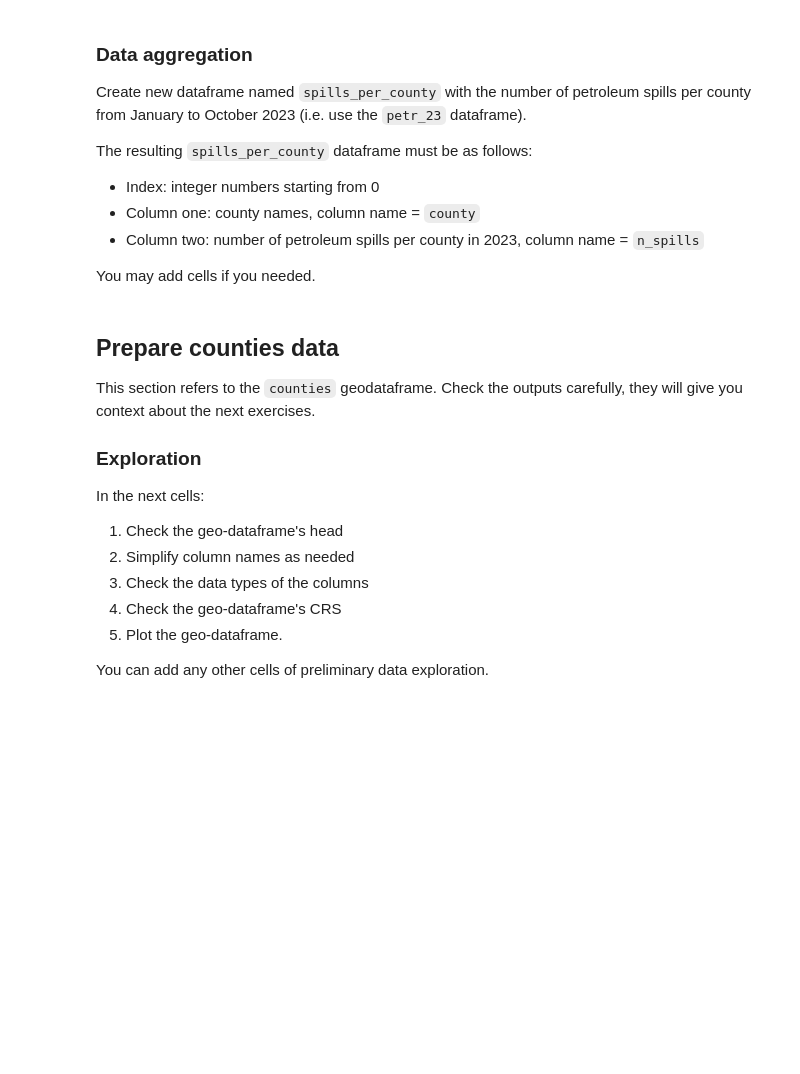
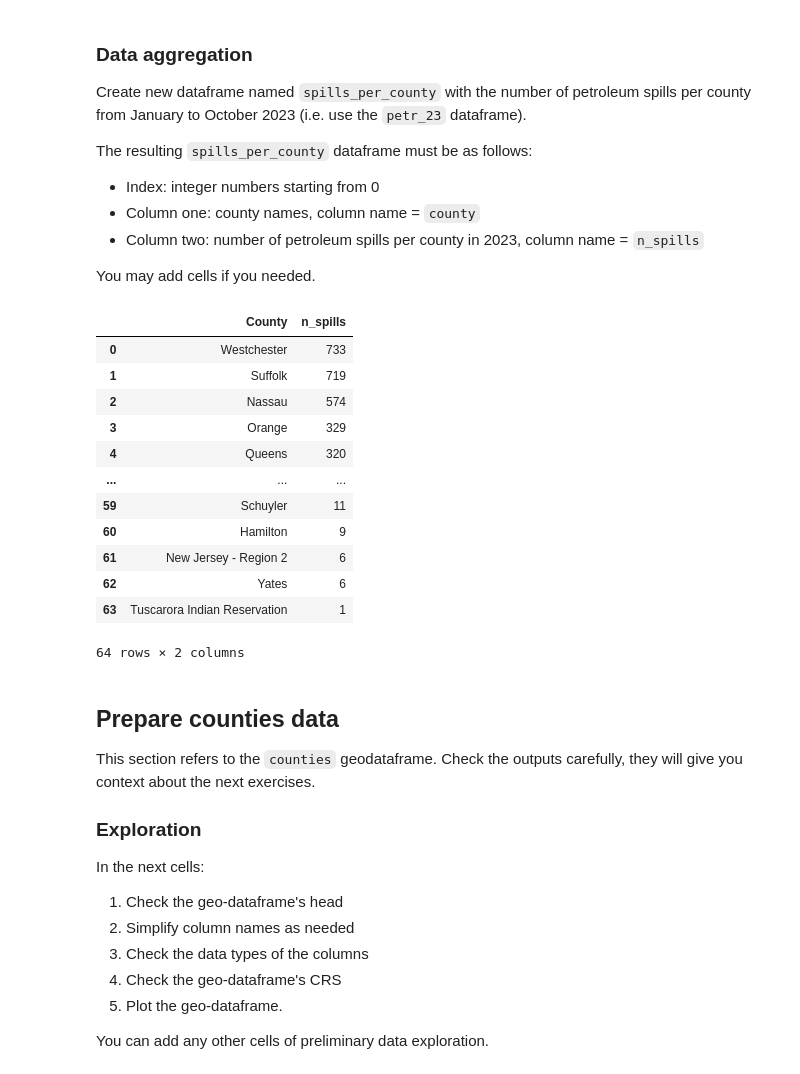
Before and after one commit to ccaswell25/eds220-hwk3, a Jupyter notebook: hwk3-task1-spills.ipynb, the cells around one changed output. Saved outputs shown, nothing was run; the diff lists cells and outputs as text; code cells hidden in the pictures; blank space fills up the shorter version.

```diff
--- a/hwk3-task1-spills.ipynb
+++ b/hwk3-task1-spills.ipynb
@@ -228,3 +283,22 @@ spills_per_county = petr_23
+# %%
+# Creating a new dataframe by reseting the index and counting the spills per county:
+spills_per_county = petr_23['County'].value_counts().reset_index()
+spills_per_county.columns = ['County', 'n_spills']
+spills_per_county #double checking how it looks
+# %% [output]
+|  | County | n_spills |
+| 0 | Westchester | 733 |
+| 1 | Suffolk | 719 |
+| 2 | Nassau | 574 |
+| 3 | Orange | 329 |
+| 4 | Queens | 320 |
+| ... | ... | ... |
+| 59 | Schuyler | 11 |
+| 60 | Hamilton | 9 |
+| 61 | New Jersey - Region 2 | 6 |
+| 62 | Yates | 6 |
+| 63 | Tuscarora Indian Reservation | 1 |
+64 rows × 2 columns
 # %% [markdown]
 ## Prepare counties data
 
```
Also changed, not shown: parts of 34 cells of this notebook.
